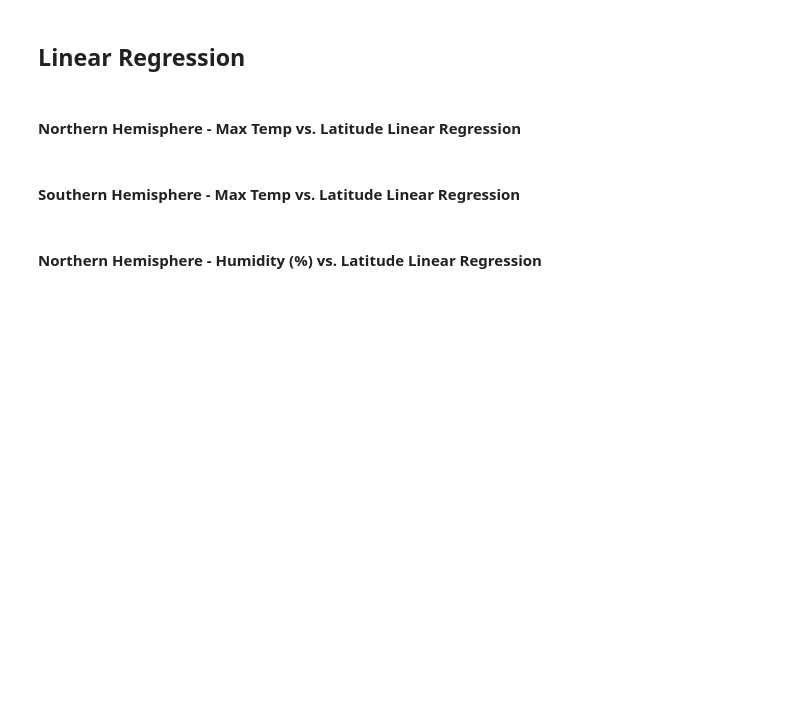
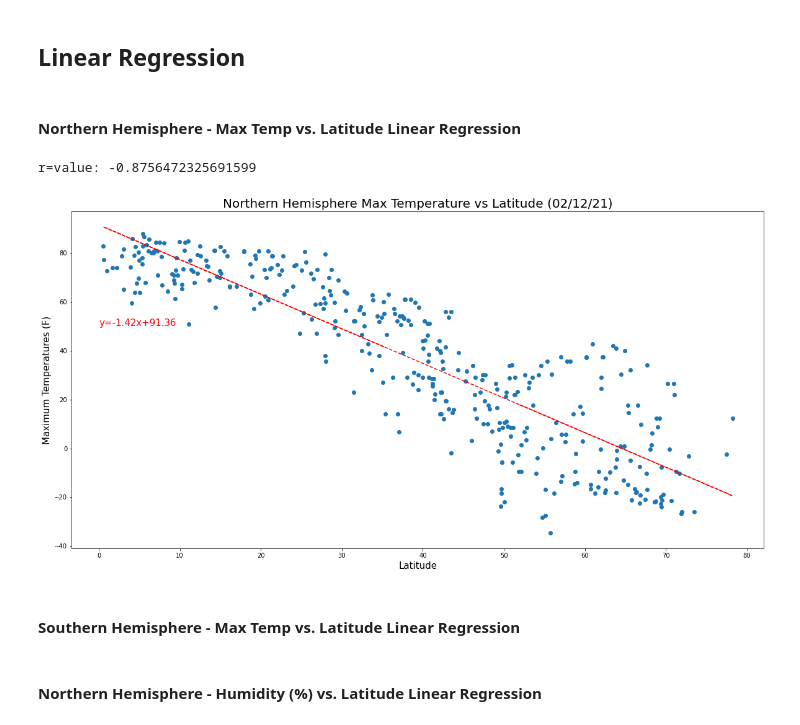
Before and after one commit to cieranmorris/Geographical-Weather-Analysis, a Jupyter notebook: WeatherPy/WeatherPy.ipynb, the cells around one changed output. Drawn from its saved outputs; the diff is of its cells as text; code cells hidden in the pictures; blank space fills up the shorter version.

Commit message:
first linear regression complete

```diff
--- a/WeatherPy/WeatherPy.ipynb
+++ b/WeatherPy/WeatherPy.ipynb
@@ -242,6 +243,46 @@ plt.show()
 ## Linear Regression
 # %% [markdown]
 ####  Northern Hemisphere - Max Temp vs. Latitude Linear Regression
+# %%
+#Use .loc() function to filter for city latitudes above the equator
+n_lats = city_weather_df.loc[(city_weather_df["Latitude"] > 0)]
+
+#define variables
+north_latitude = n_lats["Latitude"]
+north_max_temp = n_lats["Max Temperature"]
+
+#designate linear regression between latitude and max temp
+temp_lat_slope, temp_lat_int, temp_lat_r, temp_lat_p, temp_lat_std_err = st.linregress(north_latitude, north_max_temp)
+
+#create slope intercept equation
+temp_lat_best_fit = temp_lat_slope * north_latitude + temp_lat_int
+
+#convert to y=mx+b format for graph
+north_temp_equation = "y=" + str(round(temp_lat_slope, 2)) + "x+" + str(round(temp_lat_int, 2))
+
+#plot figure
+plt.figure(figsize = (20,10))
+plt.scatter(north_latitude, north_max_temp)
+
+#Plot linear regression
+plt.plot(north_latitude, temp_lat_best_fit, "--", color = "red")
+
+#plot y=mx+b equation on chart
+plt.annotate(north_temp_equation, (0, 50), fontsize = 15, color="red")
+
+#assign labels and save to png file
+plt.title(f"Northern Hemisphere Max Temperature vs Latitude (%s)" % time.strftime("%x"), fontsize = 20)
+plt.xlabel("Latitude", fontsize = 15)
+plt.ylabel("Maximum Temperatures (F)", fontsize = 15)
+
+#include r-value in output
+print(f"r=value: {temp_lat_r}")
+
+plt.savefig("../Images/North_Hem_Max_Temp_vs_Lat_Plot.png")
+plt.show()
+# %% [output]
+r=value: -0.8756472325691599
+[figure, added]
 # %% [markdown]
 ####  Southern Hemisphere - Max Temp vs. Latitude Linear Regression
 # %% [markdown]
```
Also changed, not shown: parts of 1 cell of this notebook, 1 other file.
